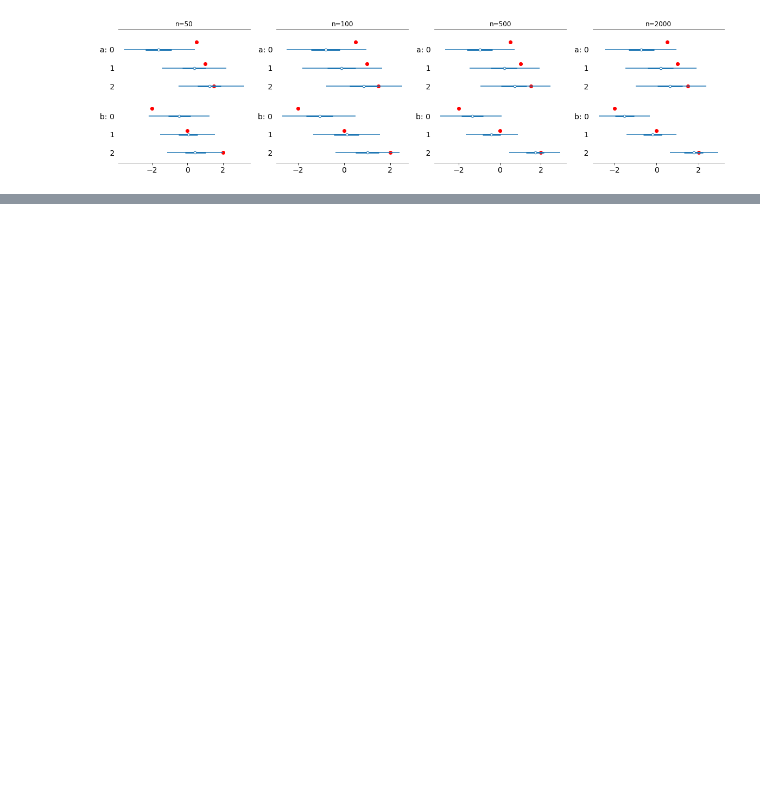
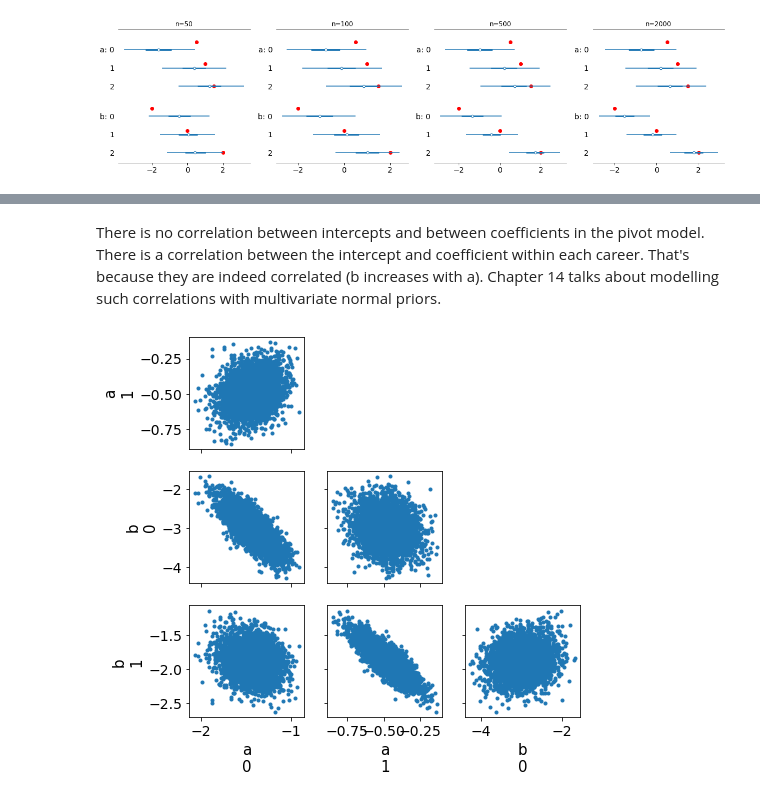
Before and after one commit to mochar/zusenzo, a Jupyter notebook: rethinking/overparameterized_multinomial.ipynb, the cells around one changed output, grey strips where cells are left out. Cells and saved outputs as stored; diff of their text form; code cells hidden in the pictures; blank space fills up the shorter version.

```diff
--- a/rethinking/overparameterized_multinomial.ipynb
+++ b/rethinking/overparameterized_multinomial.ipynb
@@ -170,0 +179,6 @@ for i, n in enumerate(ns):
+# %% [markdown]
+There is no correlation between intercepts and between coefficients in the pivot model. There is a correlation between the intercept and coefficient within each career. That's because they are indeed correlated (b increases with a). Chapter 14 talks about modelling such correlations with multivariate normal priors.
+# %%
+az.plot_pair(pivot_traces[3], figsize=(7, 7));
+# %% [output]
+[figure, added]
```
Also changed, not shown: parts of 5 cells of this notebook.
